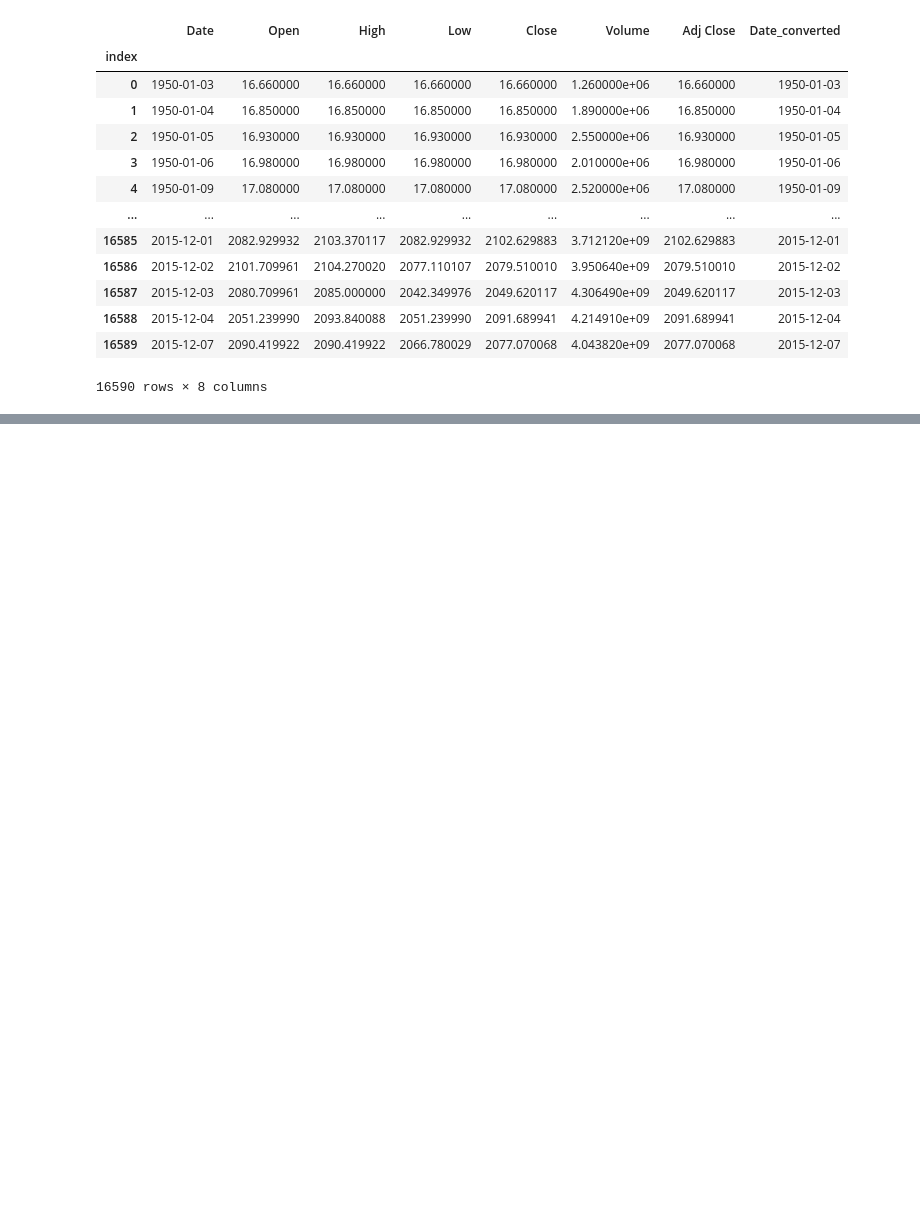
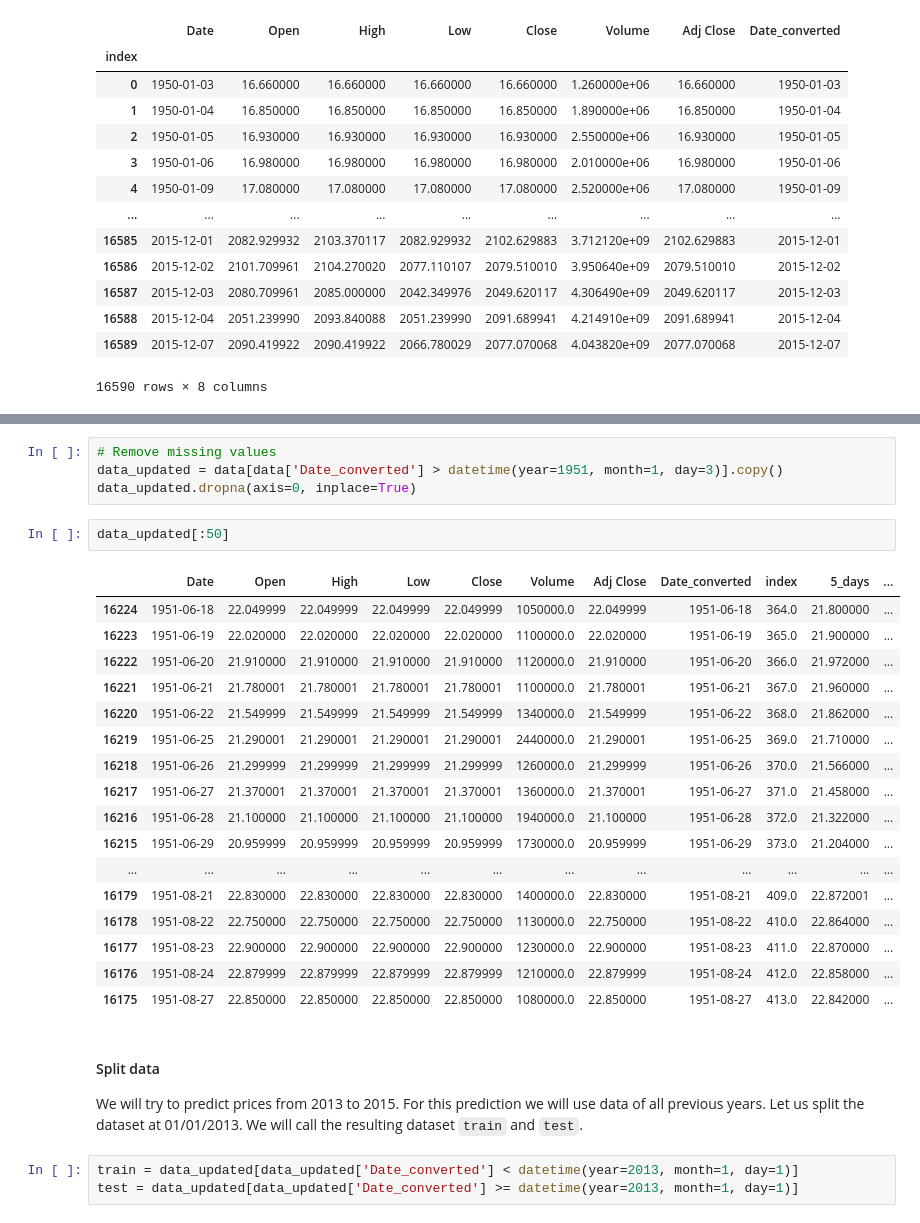
Before and after one commit to deesci/Portfolio, a Jupyter notebook: Predict_stock_prices.ipynb, the cells around one changed output, grey strips where cells are left out. Cells and saved outputs as stored; diff of their text form; blank space fills up the shorter version.

```diff
--- a/Predict_stock_prices.ipynb
+++ b/Predict_stock_prices.ipynb
@@ -112,0 +155,30 @@ data
+# %%
+# Remove missing values
+data_updated = data[data['Date_converted'] > datetime(year=1951, month=1, day=3)].copy()
+data_updated.dropna(axis=0, inplace=True)
+# %%
+data_updated[:50]
+# %% [output]
+|  | Date | Open | High | Low | Close | Volume | Adj Close | Date_converted | index | 5_days | ... |
+| 16224 | 1951-06-18 | 22.049999 | 22.049999 | 22.049999 | 22.049999 | 1050000.0 | 22.049999 | 1951-06-18 | 364.0 | 21.800000 | ... |
+| 16223 | 1951-06-19 | 22.020000 | 22.020000 | 22.020000 | 22.020000 | 1100000.0 | 22.020000 | 1951-06-19 | 365.0 | 21.900000 | ... |
+| 16222 | 1951-06-20 | 21.910000 | 21.910000 | 21.910000 | 21.910000 | 1120000.0 | 21.910000 | 1951-06-20 | 366.0 | 21.972000 | ... |
+| 16221 | 1951-06-21 | 21.780001 | 21.780001 | 21.780001 | 21.780001 | 1100000.0 | 21.780001 | 1951-06-21 | 367.0 | 21.960000 | ... |
+| 16220 | 1951-06-22 | 21.549999 | 21.549999 | 21.549999 | 21.549999 | 1340000.0 | 21.549999 | 1951-06-22 | 368.0 | 21.862000 | ... |
+| 16219 | 1951-06-25 | 21.290001 | 21.290001 | 21.290001 | 21.290001 | 2440000.0 | 21.290001 | 1951-06-25 | 369.0 | 21.710000 | ... |
+| 16218 | 1951-06-26 | 21.299999 | 21.299999 | 21.299999 | 21.299999 | 1260000.0 | 21.299999 | 1951-06-26 | 370.0 | 21.566000 | ... |
+| 16217 | 1951-06-27 | 21.370001 | 21.370001 | 21.370001 | 21.370001 | 1360000.0 | 21.370001 | 1951-06-27 | 371.0 | 21.458000 | ... |
+| 16216 | 1951-06-28 | 21.100000 | 21.100000 | 21.100000 | 21.100000 | 1940000.0 | 21.100000 | 1951-06-28 | 372.0 | 21.322000 | ... |
+| 16215 | 1951-06-29 | 20.959999 | 20.959999 | 20.959999 | 20.959999 | 1730000.0 | 20.959999 | 1951-06-29 | 373.0 | 21.204000 | ... |
+| ... | ... | ... | ... | ... | ... | ... | ... | ... | ... | ... | ... |
+| 16179 | 1951-08-21 | 22.830000 | 22.830000 | 22.830000 | 22.830000 | 1400000.0 | 22.830000 | 1951-08-21 | 409.0 | 22.872001 | ... |
+| 16178 | 1951-08-22 | 22.750000 | 22.750000 | 22.750000 | 22.750000 | 1130000.0 | 22.750000 | 1951-08-22 | 410.0 | 22.864000 | ... |
+| 16177 | 1951-08-23 | 22.900000 | 22.900000 | 22.900000 | 22.900000 | 1230000.0 | 22.900000 | 1951-08-23 | 411.0 | 22.870000 | ... |
+| 16176 | 1951-08-24 | 22.879999 | 22.879999 | 22.879999 | 22.879999 | 1210000.0 | 22.879999 | 1951-08-24 | 412.0 | 22.858000 | ... |
+| 16175 | 1951-08-27 | 22.850000 | 22.850000 | 22.850000 | 22.850000 | 1080000.0 | 22.850000 | 1951-08-27 | 413.0 | 22.842000 | ... |
+# %% [markdown]
+#### Split data
+We will try to predict prices from 2013 to 2015. For this prediction we will use data of all previous years. Let us split the dataset at 01/01/2013. We will call the resulting dataset `train` and `test`.
+# %%
+train = data_updated[data_updated['Date_converted'] < datetime(year=2013, month=1, day=1)]
+test = data_updated[data_updated['Date_converted'] >= datetime(year=2013, month=1, day=1)]
```
Also changed, not shown: parts of 15 cells of this notebook.
